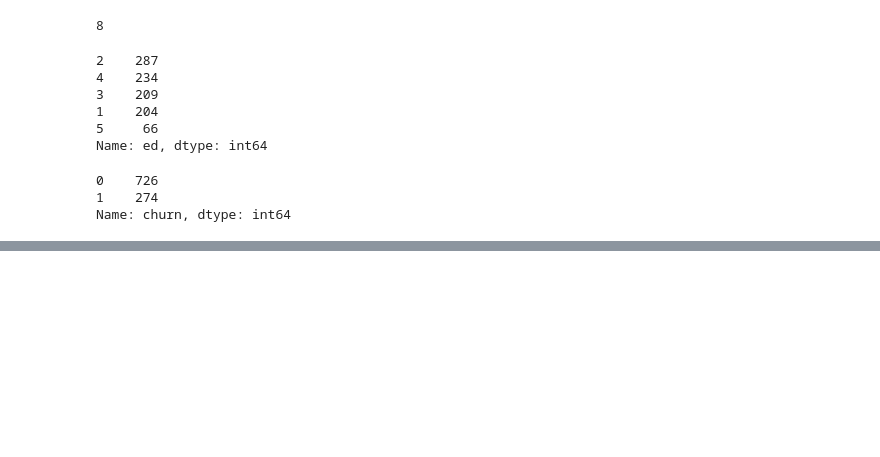
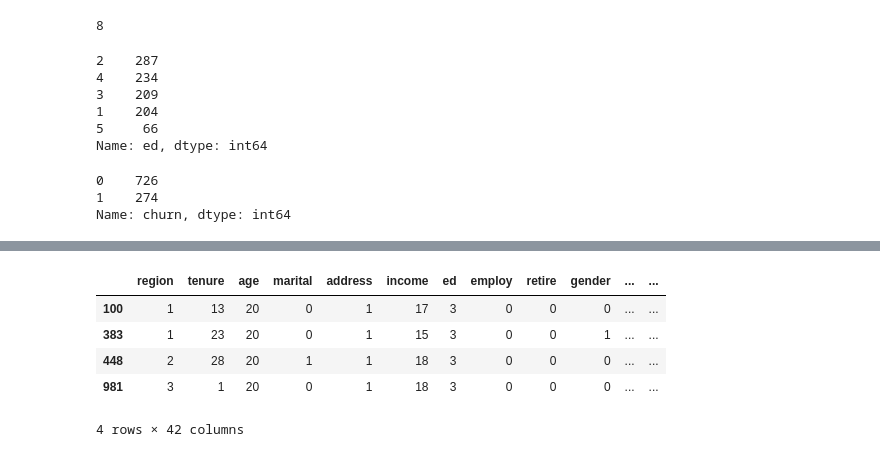
Before and after one commit to NasimShokrgozar/FirstSc, a Jupyter notebook: Session5_Basic.ipynb, the cells around one changed output, grey strips where cells are left out. Drawn from its saved outputs; the diff is of its cells as text; code cells hidden in the pictures; blank space fills up the shorter version.

```diff
--- a/Session5_Basic.ipynb
+++ b/Session5_Basic.ipynb
@@ -244,0 +301,9 @@ Name: churn, dtype: int64
+# %%
+df_Telco[(df_Telco['age']<21 ) & (df_Telco['ed']==3 )]
+# %% [output]
+|  | region | tenure | age | marital | address | income | ed | employ | retire | gender | ... | ... |
+| 100 | 1 | 13 | 20 | 0 | 1 | 17 | 3 | 0 | 0 | 0 | ... | ... |
+| 383 | 1 | 23 | 20 | 0 | 1 | 15 | 3 | 0 | 0 | 1 | ... | ... |
+| 448 | 2 | 28 | 20 | 1 | 1 | 18 | 3 | 0 | 0 | 0 | ... | ... |
+| 981 | 3 | 1 | 20 | 0 | 1 | 18 | 3 | 0 | 0 | 0 | ... | ... |
+4 rows × 42 columns
```
Also changed, not shown: parts of 18 cells of this notebook.
